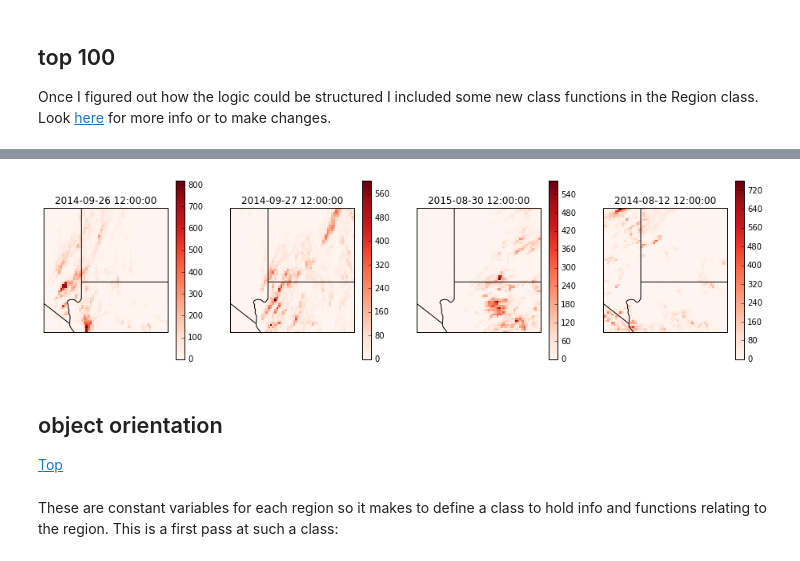
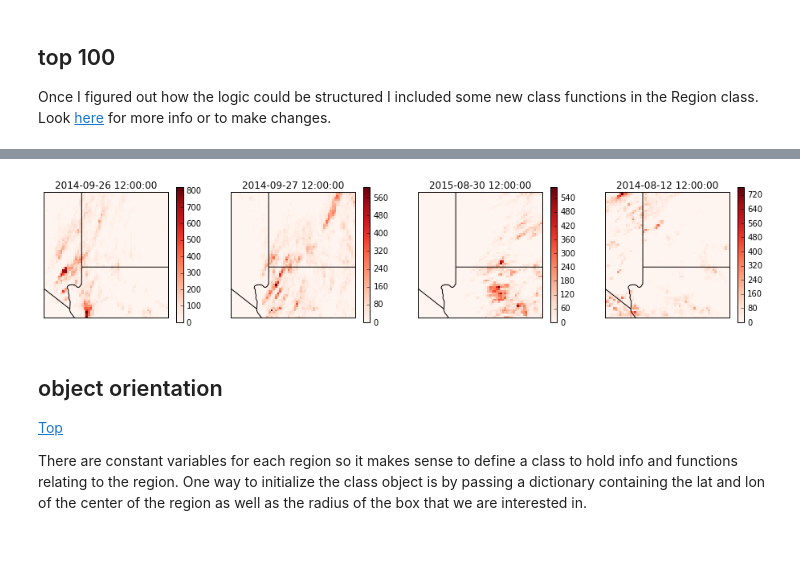
Before and after one commit to jsignell/lightning-tools, a Jupyter notebook: Regional Computations.ipynb, the cells around one changed output, grey strips where cells are left out. Cells and saved outputs as stored; diff of their text form; code cells hidden in the pictures.

```diff
--- a/Regional Computations.ipynb
+++ b/Regional Computations.ipynb
@@ -124,0 +191,7 @@ for i in range(0,24,step):
+# %%
+plt.figure(figsize=(8,6))
+hourly3D = np.stack(JJADC_grid.values())
+amplitude = ((np.max(hourly3D, axis=0)-np.min(hourly3D, axis=0))/np.mean(hourly3D, axis=0))
+ax = background(plt.subplot(1, 1, 1, projection=ccrs.PlateCarree()))
+den = ax.pcolor(c.gridx, c.gridy, amplitude)
+plt.colorbar(den, ax=ax);
@@ -124,0 +200,10 @@ for i in range(0,24,step):
+# %%
+plt.figure(figsize=(16, 12))
+for m in months.keys():
+    ax = background(plt.subplot(3, 4, m, projection=ccrs.PlateCarree()))
+    hourly3D = np.stack(MMDC_grid[m].values())
+    amplitude = ((np.max(hourly3D, axis=0)-np.min(hourly3D, axis=0))/np.mean(hourly3D, axis=0))
+    amplitude = np.nan_to_num(amplitude)
+    den = ax.pcolor(c.gridx, c.gridy, amplitude, vmin=0, vmax=15)
+    plt.colorbar(den, ax=ax)
+    ax.set_title(months[m])
@@ -125,8 +212,6 @@ for i in range(0,24,step):
 # %% [markdown]
 ## top 100
 Once I figured out how the logic could be structured I included some new class functions in the Region class. Look [here](#object-orientation) for more info or to make changes.
-# %%
-c = Region(city=cities['cedar'])
-c.define_grid(nbins=60)
 # %%
-top10 = c.get_top_12to12(10)
+top10 = c.get_top(10)
+top10
@@ -133,19 +230,19 @@ top10 = c.get_top_12to12(10)
 # %%
-plt.figure(figsize=(16, 4))
+plt.figure(figsize=(16, 3))
 for n in range(1,5):
     ax = background(plt.subplot(1, 4, n, projection=ccrs.PlateCarree()))
-    ds0 = c.get_12to12_ds(top10.index[n-1],func='grid')
+    ds0 = c.get_daily_ds(top10.index[n-1],func='grid')
     ds0.close()
     den = ax.pcolor(c.gridx, c.gridy, c.FC_grid, cmap='Reds')
     ax.set_title(top10.index[n-1])
     plt.colorbar(den, ax=ax)
 # %% [output]
-[figure, old version]
+[figure, new version]
-# %% [markdown]
-## object orientation
-[Top](#Python-programs)
 # %% [markdown]
-These are constant variables for each region so it makes to define a class to hold info and functions relating to the region. This is a first pass at such a class:
+## object orientation
+[Top](#Python-programs)
+
+There are constant variables for each region so it makes sense to define a class to hold info and functions relating to the region. One way to initialize the class object is by passing a dictionary containing the lat and lon of the center of the region as well as the radius of the box that we are interested in.
 # %%
 h = range(12,24)
 h.extend(range(0,13))
```
Also changed, not shown: parts of 26 cells of this notebook, 1 other file.
